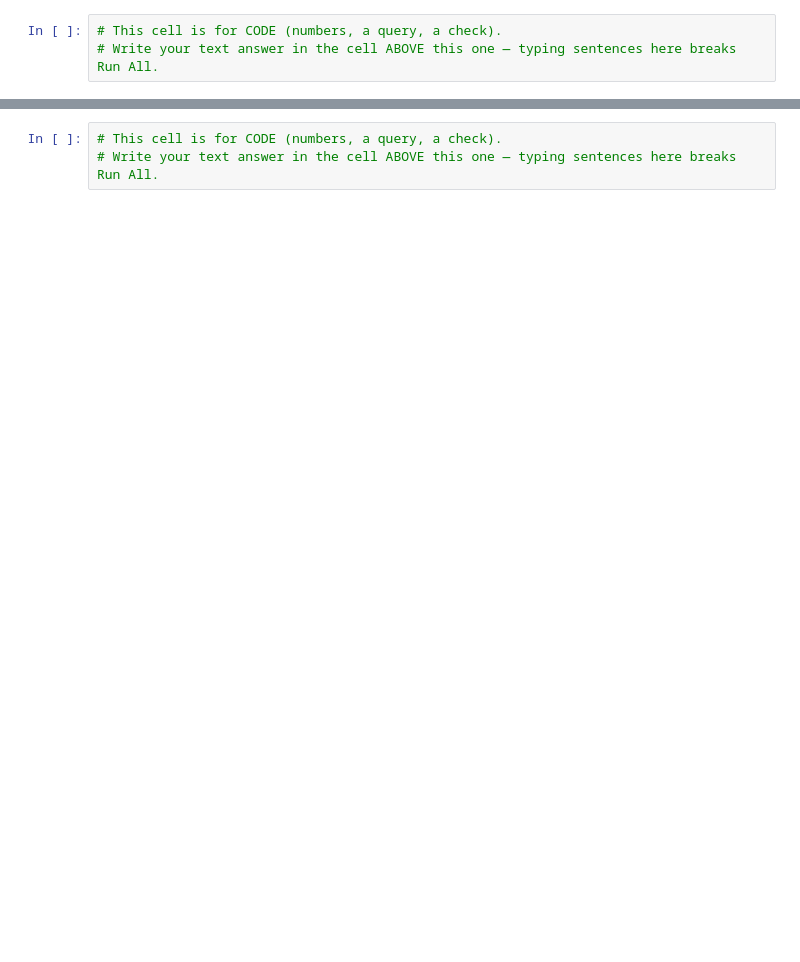
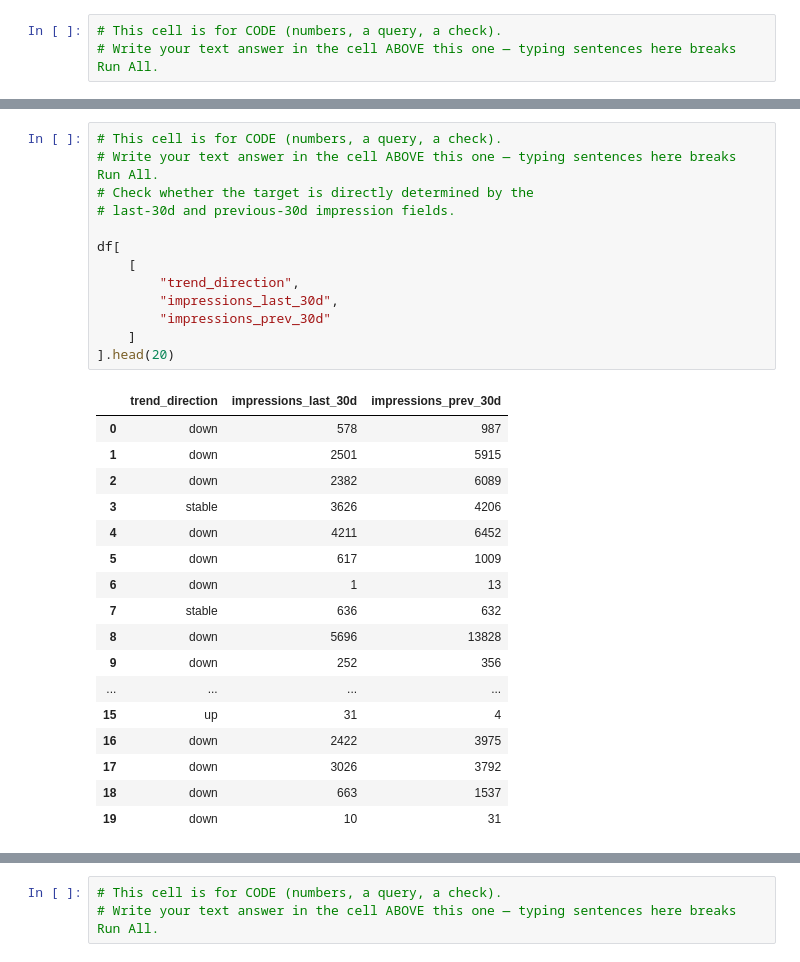
Before and after one commit to aniqaatiq842-commits/Flyrank-ML-INTERNSHIP, a Jupyter notebook: work/notebooks/w06_validation_audit.ipynb, the cells around one changed output, grey strips where cells are left out. Cells and saved outputs as stored; diff of their text form; blank space fills up the shorter version.

```diff
--- a/work/notebooks/w06_validation_audit.ipynb
+++ b/work/notebooks/w06_validation_audit.ipynb
@@ -19,0 +395,31 @@ This skeleton is yours to fill. Work the sections **in order** — each one has
+# %%
+# This cell is for CODE (numbers, a query, a check).
+# Write your text answer in the cell ABOVE this one — typing sentences here breaks Run All.
+# Check whether the target is directly determined by the
+# last-30d and previous-30d impression fields.
+
+df[
+    [
+        "trend_direction",
+        "impressions_last_30d",
+        "impressions_prev_30d"
+    ]
+].head(20)
+# %% [output]
+|  | trend_direction | impressions_last_30d | impressions_prev_30d |
+| 0 | down | 578 | 987 |
+| 1 | down | 2501 | 5915 |
+| 2 | down | 2382 | 6089 |
+| 3 | stable | 3626 | 4206 |
+| 4 | down | 4211 | 6452 |
+| 5 | down | 617 | 1009 |
+| 6 | down | 1 | 13 |
+| 7 | stable | 636 | 632 |
+| 8 | down | 5696 | 13828 |
+| 9 | down | 252 | 356 |
+| ... | ... | ... | ... |
+| 15 | up | 31 | 4 |
+| 16 | down | 2422 | 3975 |
+| 17 | down | 3026 | 3792 |
+| 18 | down | 663 | 1537 |
+| 19 | down | 10 | 31 |
```
Also changed, not shown: parts of 26 cells of this notebook.
